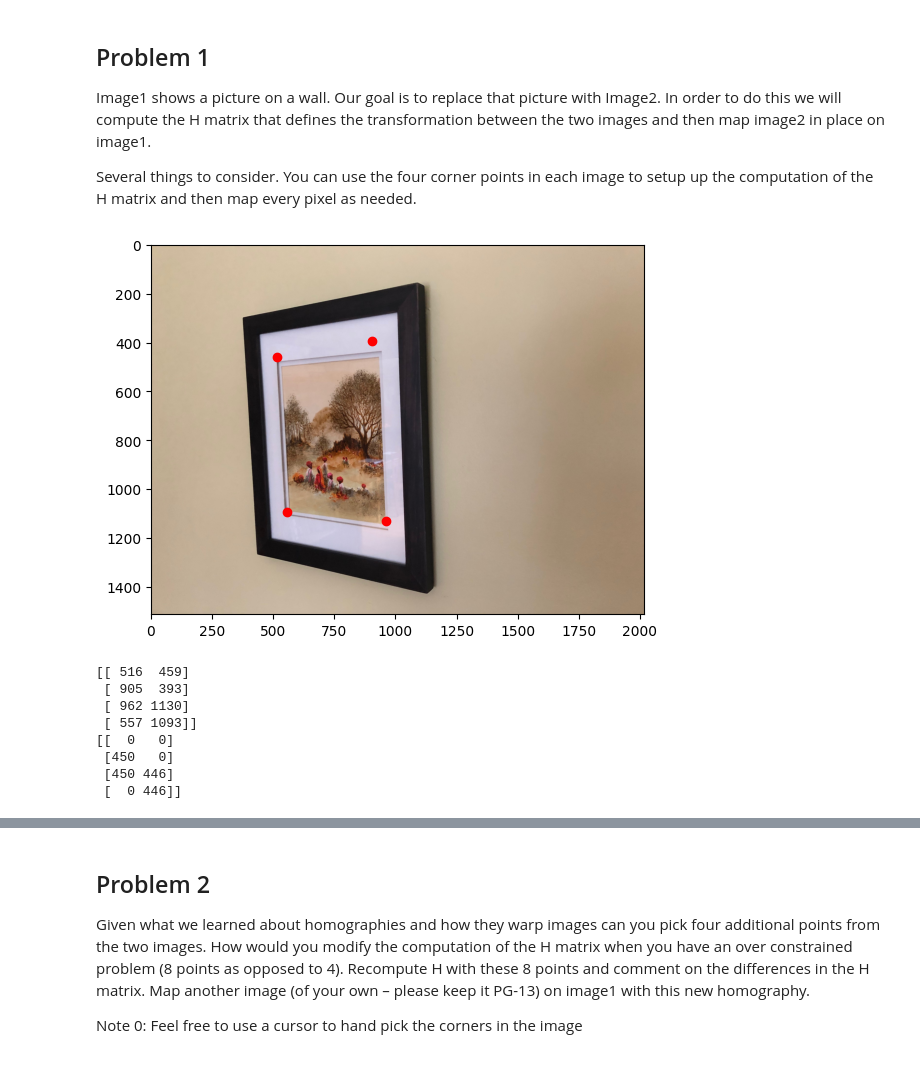
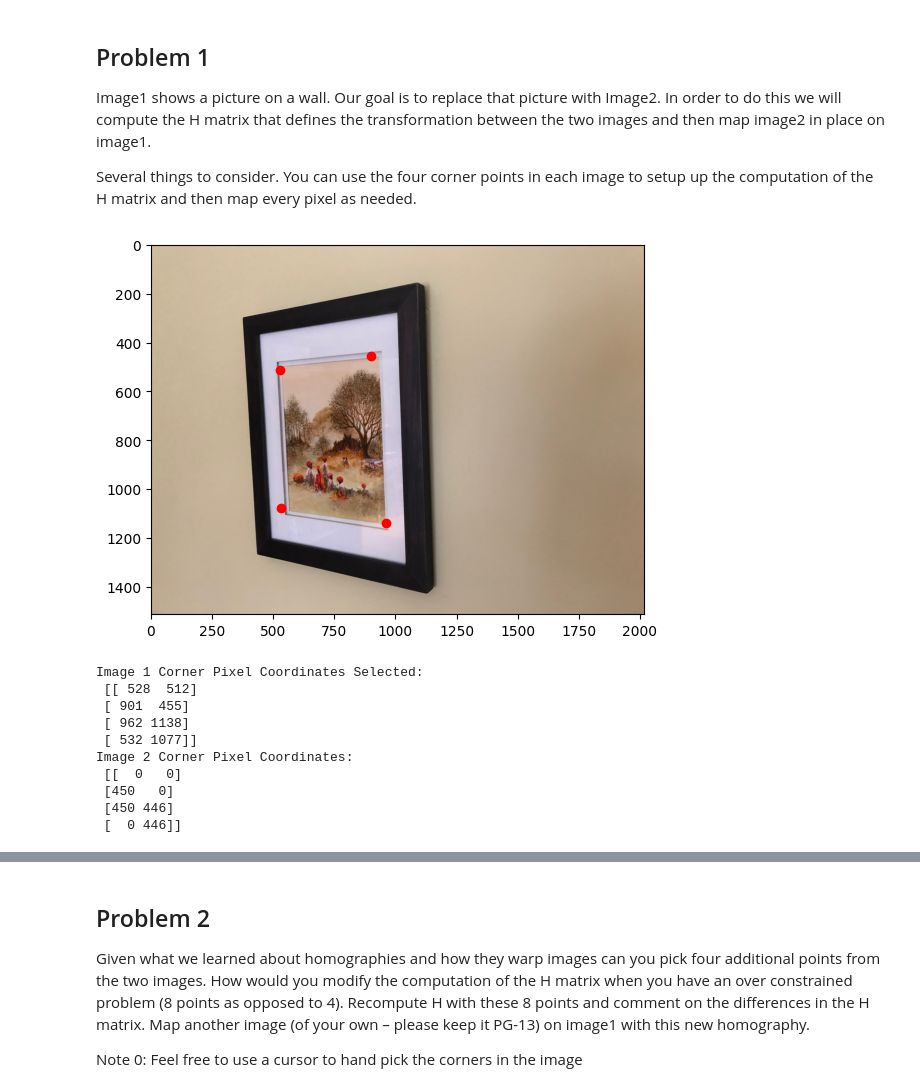
Before and after one commit to meuliano/AutonomousFieldRobotics, a Jupyter notebook: HW2/hw2_euliano.ipynb, the cells around one changed output, grey strips where cells are left out. Drawn from its saved outputs; the diff is of its cells as text; code cells hidden in the pictures.

```diff
--- a/HW2/hw2_euliano.ipynb
+++ b/HW2/hw2_euliano.ipynb
@@ -28,31 +28,37 @@ images and then map image2 in place on image1.
 
 Several things to consider. You can use the four corner points in each image to setup up the
 computation of the H matrix and then map every pixel as needed.
+# %%
+def click_get_pixel_coords(image, num_inputs):
+    # open in GUI to select points
+    %matplotlib qt
+    plt.imshow(image)
+    pts_selected = plt.ginput(num_inputs)
+    pts_selected = np.array(pts_selected).astype(int) # convert to integer pixel
+    plt.scatter(pts_selected[:,0],pts_selected[:,1], c='r') # draw point on image
+
+    # revert to inline
+    %matplotlib inline
+    plt.show()
+    return pts_selected
 # %%
-%matplotlib qt
-plt.imshow(img1)
-pts_dst = plt.ginput(4)
-pts_dst = np.array(pts_dst).astype(int)
-
-plt.scatter(pts_dst[:,0],pts_dst[:,1], c='r')
-
-%matplotlib inline
-plt.show()
-
-print(pts_dst)
+img1_corners = click_get_pixel_coords(img1, 4)
+print("Image 1 Corner Pixel Coordinates Selected: \n", img1_corners)
 
 img2_corners = np.array([[0,0],
                          [img2.shape[1], 0],
                          [img2.shape[1], img2.shape[0]],
                          [0, img2.shape[0]]])
-print(img2_corners)
+print("Image 2 Corner Pixel Coordinates: \n", img2_corners)
 # %% [output]
-[figure, old version]
+[figure, new version]
-[[ 516  459]
- [ 905  393]
- [ 962 1130]
- [ 557 1093]]
-[[  0   0]
+Image 1 Corner Pixel Coordinates Selected:
+ [[ 528  512]
+ [ 901  455]
+ [ 962 1138]
+ [ 532 1077]]
+Image 2 Corner Pixel Coordinates:
+ [[  0   0]
  [450   0]
  [450 446]
  [  0 446]]
```
Also changed, not shown: parts of 2 cells of this notebook.
